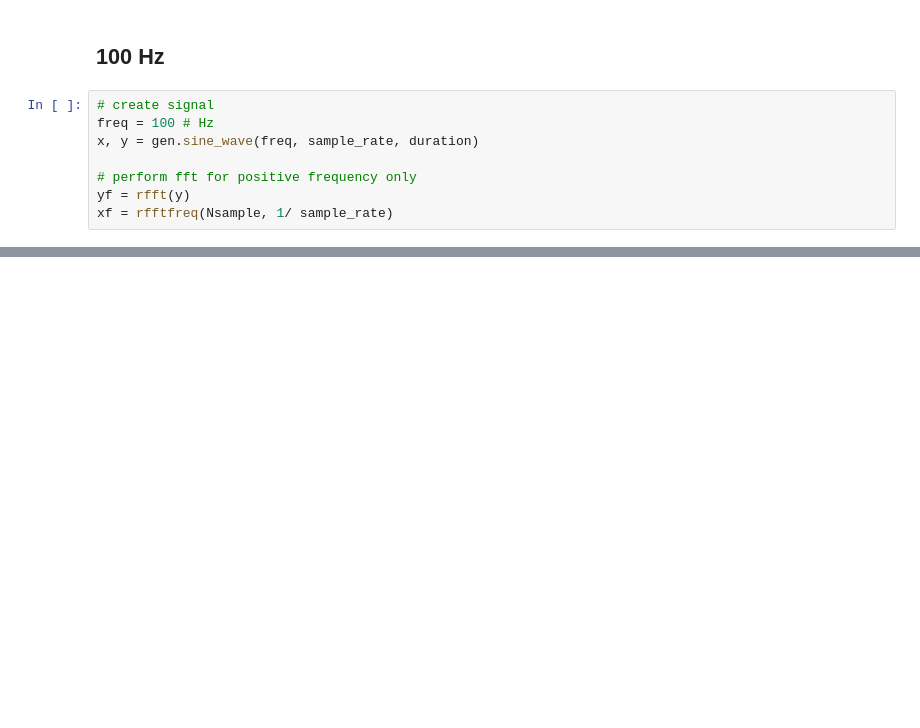
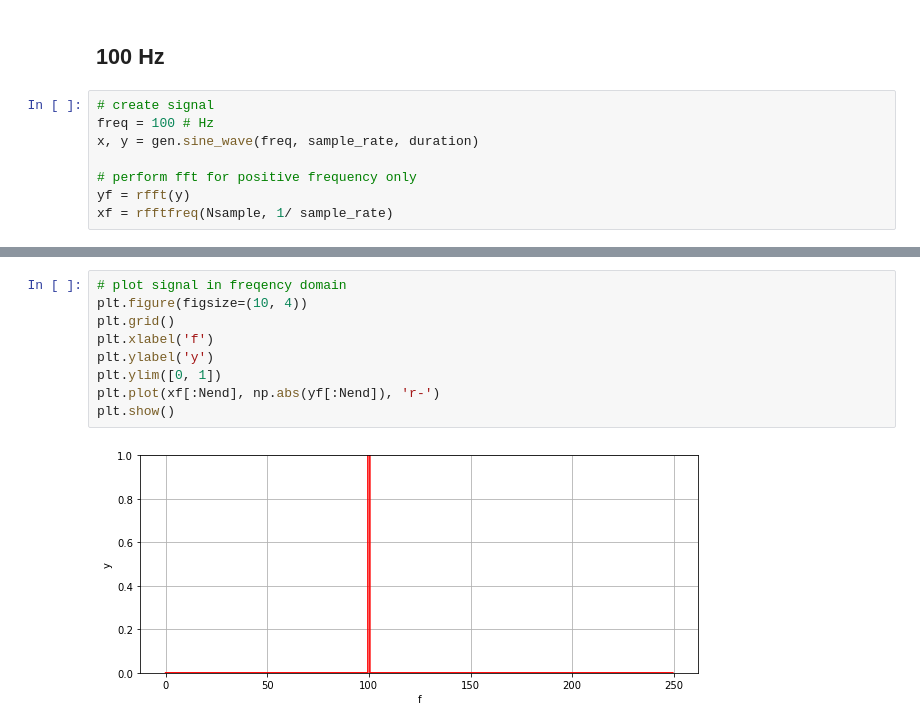
Before and after one commit to dudung/py-jupyter-nb, a Jupyter notebook: src/fft/rfft_params.ipynb, the cells around one changed output, grey strips where cells are left out. Drawn from its saved outputs; the diff is of its cells as text; blank space fills up the shorter version.

```diff
--- a/src/fft/rfft_params.ipynb
+++ b/src/fft/rfft_params.ipynb
@@ -82,0 +121,11 @@ plt.show()
+# %%
+# plot signal in freqency domain
+plt.figure(figsize=(10, 4))
+plt.grid()
+plt.xlabel('f')
+plt.ylabel('y')
+plt.ylim([0, 1])
+plt.plot(xf[:Nend], np.abs(yf[:Nend]), 'r-')
+plt.show()
+# %% [output]
+[figure, added]
```
Also changed, not shown: parts of 6 cells of this notebook, 1 other file.
